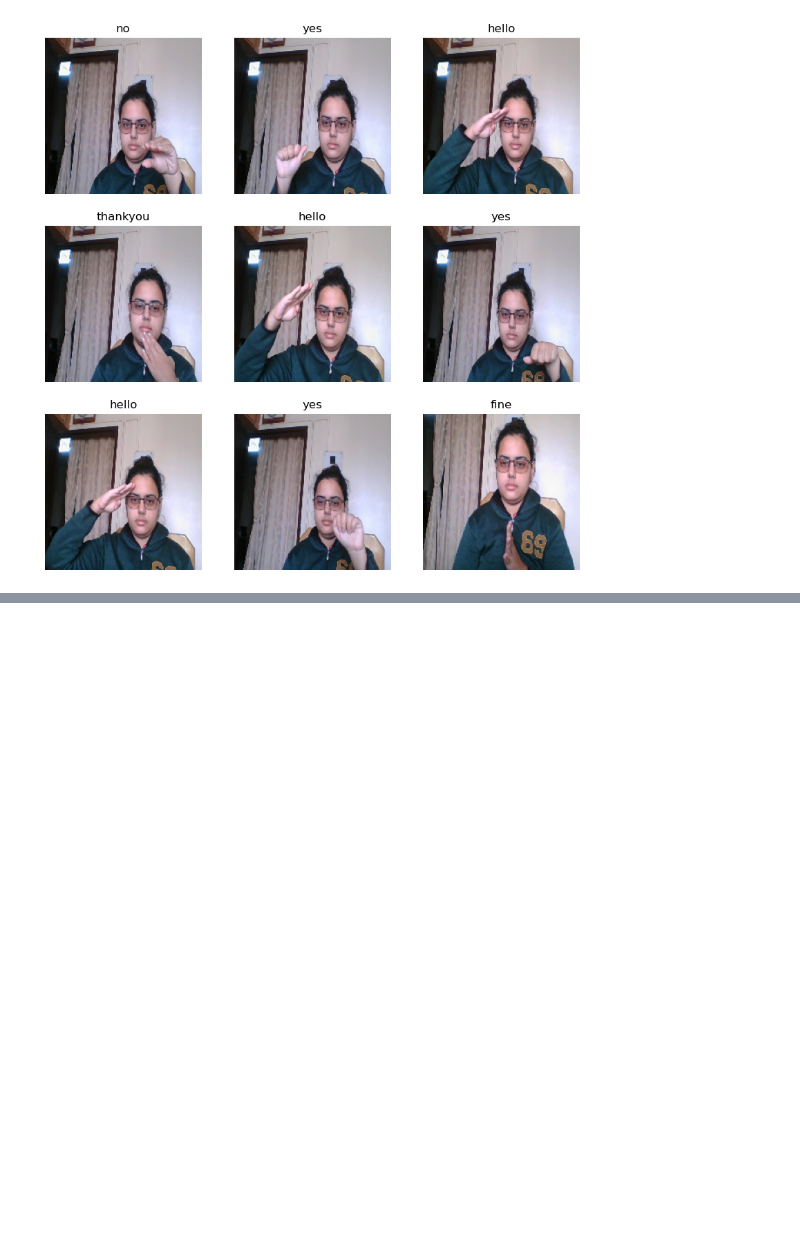
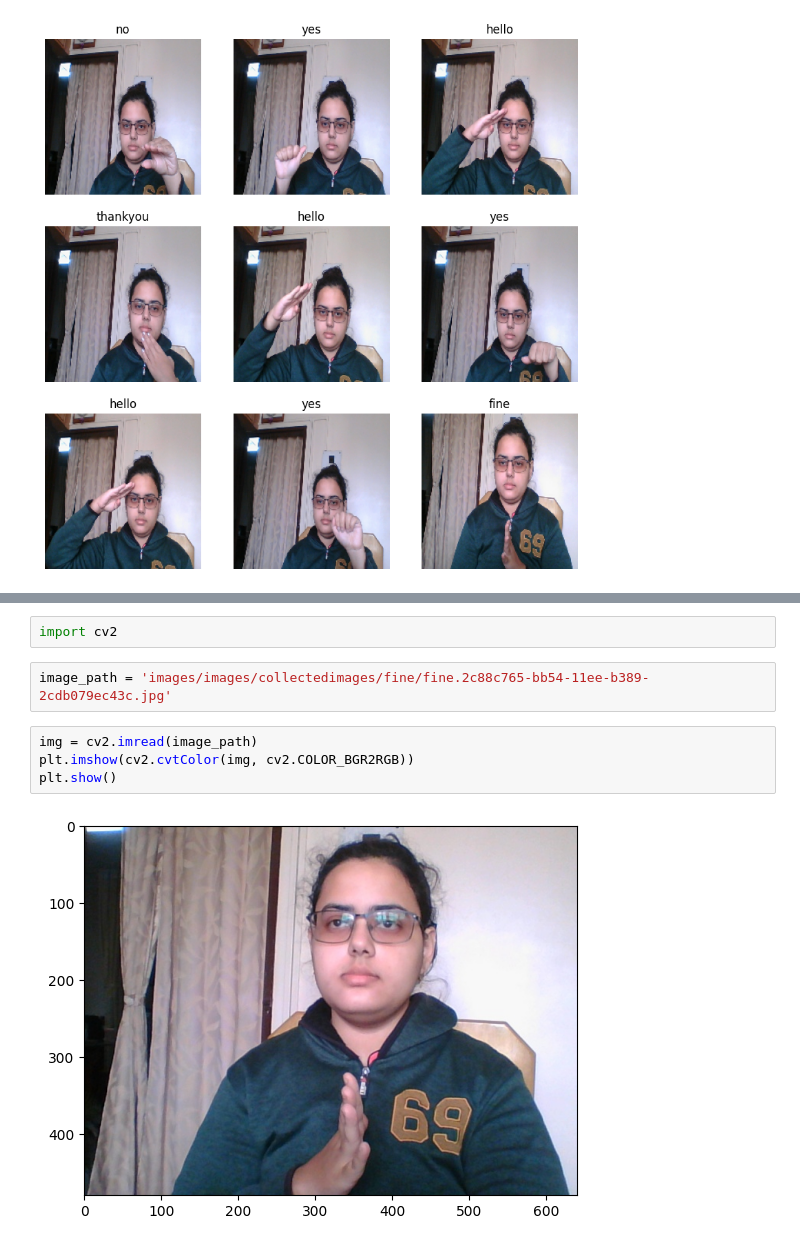
Before and after one commit to SHAIMA-HAQUE/ASL_SIGNS, a Jupyter notebook: dataset.ipynb, the cells around one changed output, grey strips where cells are left out. Saved outputs shown, nothing was run; the diff lists cells and outputs as text; blank space fills up the shorter version.

```diff
--- a/dataset.ipynb
+++ b/dataset.ipynb
@@ -161,0 +177,10 @@ plt.legend(loc='lower right')
+# %%
+import cv2
+# %%
+image_path = 'images/images/collectedimages/fine/fine.2c88c765-bb54-11ee-b389-2cdb079ec43c.jpg'
+# %%
+img = cv2.imread(image_path)
+plt.imshow(cv2.cvtColor(img, cv2.COLOR_BGR2RGB))
+plt.show()
+# %% [output]
+[figure, added]
```
Also changed, not shown: parts of 17 cells of this notebook, 3 other files.
